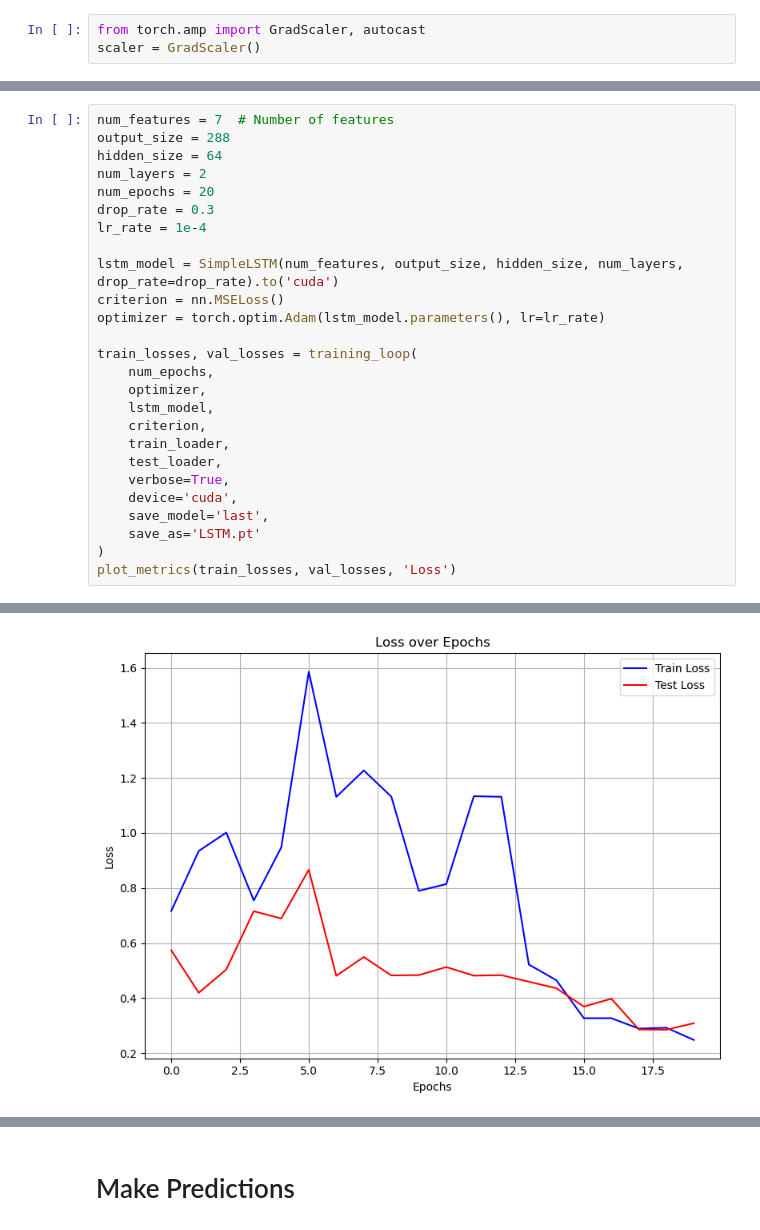
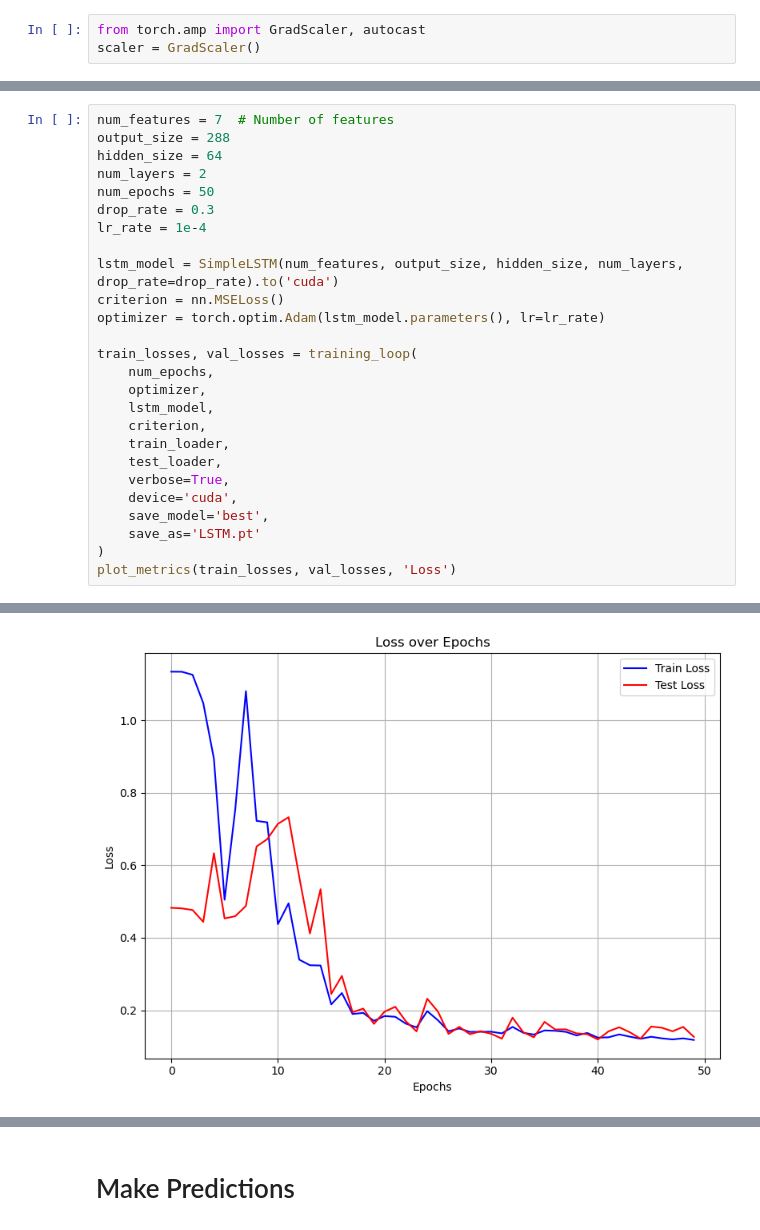
Before and after one commit to Acmaro/NY-electricity-lload-prediction, a Jupyter notebook: RNN/notebook.ipynb, the cells around one changed output, grey strips where cells are left out. Cells and saved outputs as stored; diff of their text form.

```diff
--- a/RNN/notebook.ipynb
+++ b/RNN/notebook.ipynb
@@ -284,7 +315,7 @@ num_features = 7  # Number of features
 output_size = 288
 hidden_size = 64
 num_layers = 2
-num_epochs = 20
+num_epochs = 50
 drop_rate = 0.3
 lr_rate = 1e-4
 
@@ -301,7 +332,7 @@ train_losses, val_losses = training_loop(
     test_loader,
     verbose=True,
     device='cuda',
-    save_model='last',
+    save_model='best',
     save_as='LSTM.pt'
 )
 plot_metrics(train_losses, val_losses, 'Loss')
@@ -325,5 +356,5 @@ Epoch 20/20: Training loss 0.2481, Validation Loss 0.3088
 ----------------------------------------------------------
-[figure, old version]
+[figure, new version]
 # %%
 gru_model = SimpleGRU(num_features, output_size, hidden_size, num_layers).to('cuda')
 criterion = nn.MSELoss()
```
Also changed, not shown: parts of 6 cells of this notebook, 2 other files.
